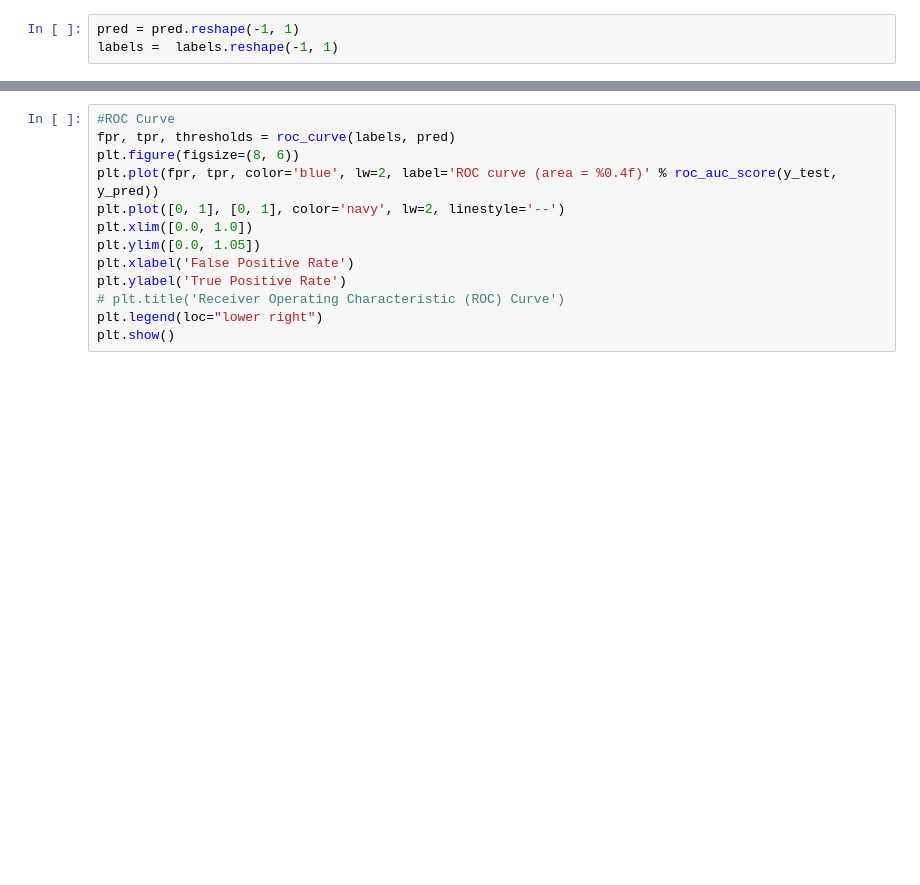
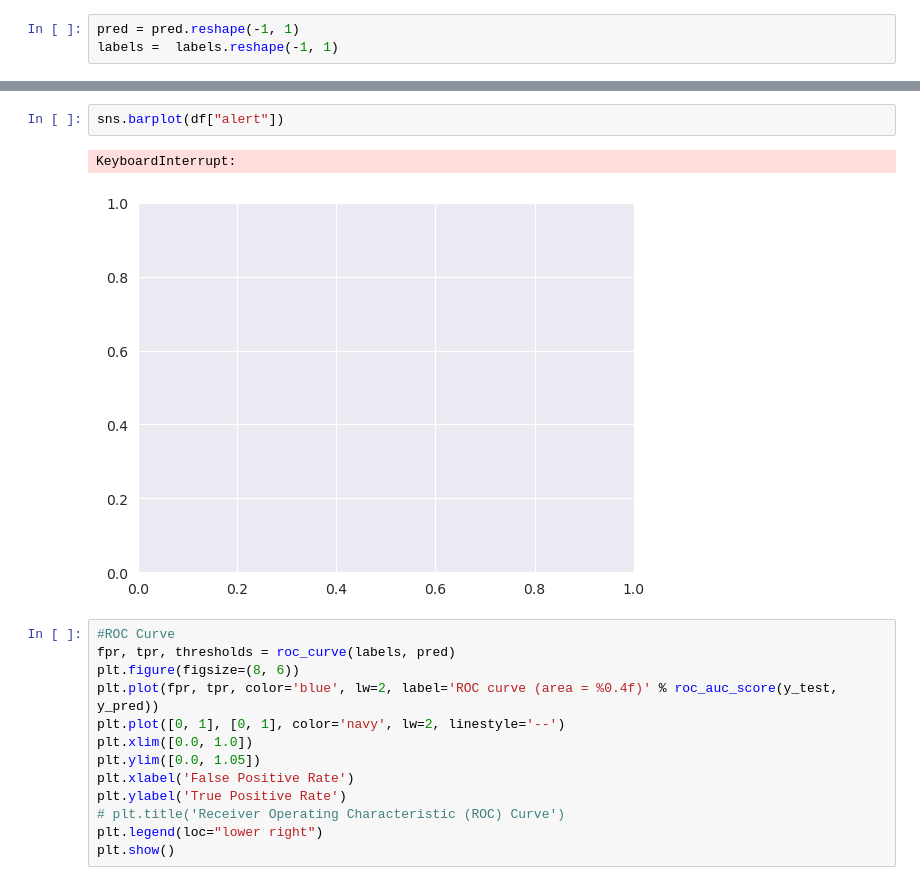
Before and after one commit to fireuse/teamproject, a Jupyter notebook: Hubert_main.ipynb, the cells around one changed output, grey strips where cells are left out. Saved outputs shown, nothing was run; the diff lists cells and outputs as text; blank space fills up the shorter version.

```diff
--- a/Hubert_main.ipynb
+++ b/Hubert_main.ipynb
@@ -337,3 +345,8 @@ plt.show()
+# %%
+sns.barplot(df["alert"])
+# %% [output]
+KeyboardInterrupt:
+[figure, added]
 # %%
 #ROC Curve
 fpr, tpr, thresholds = roc_curve(labels, pred)
```
Also changed, not shown: parts of 14 cells of this notebook.
